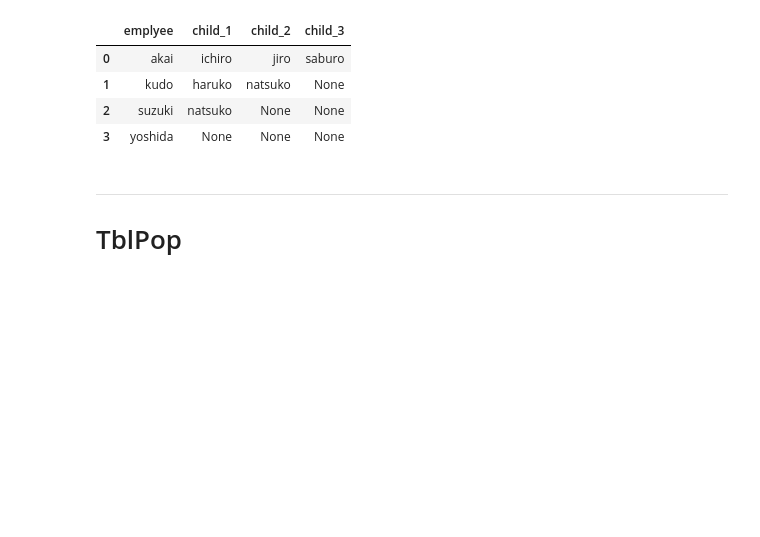
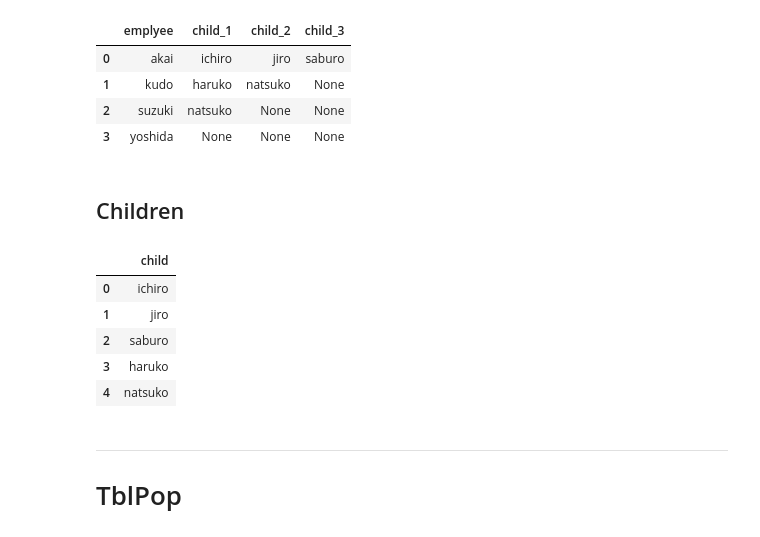
Before and after one commit to SkiMsyk/sql_instructions, a Jupyter notebook: source/compare_beween_window/create_csv.ipynb, the cells around one changed output. Cells and saved outputs as stored; diff of their text form; code cells hidden in the pictures; blank space fills up the shorter version.

```diff
--- a/source/compare_beween_window/create_csv.ipynb
+++ b/source/compare_beween_window/create_csv.ipynb
@@ -181,3 +181,17 @@ Personnel
 | 3 | yoshida | None | None | None |
 # %%
 Personnel.to_csv('../../dataset/compare_between_window/Personnel.csv', index = False)
+# %% [markdown]
+## Children
+# %%
+Children = pd.DataFrame({
+    'child':['ichiro', 'jiro', 'saburo', 'haruko', 'natsuko']
+})
+Children
+# %% [output]
+|  | child |
+| 0 | ichiro |
+| 1 | jiro |
+| 2 | saburo |
+| 3 | haruko |
+| 4 | natsuko |
```
Also changed, not shown: parts of 10 cells of this notebook, 24 other files.
